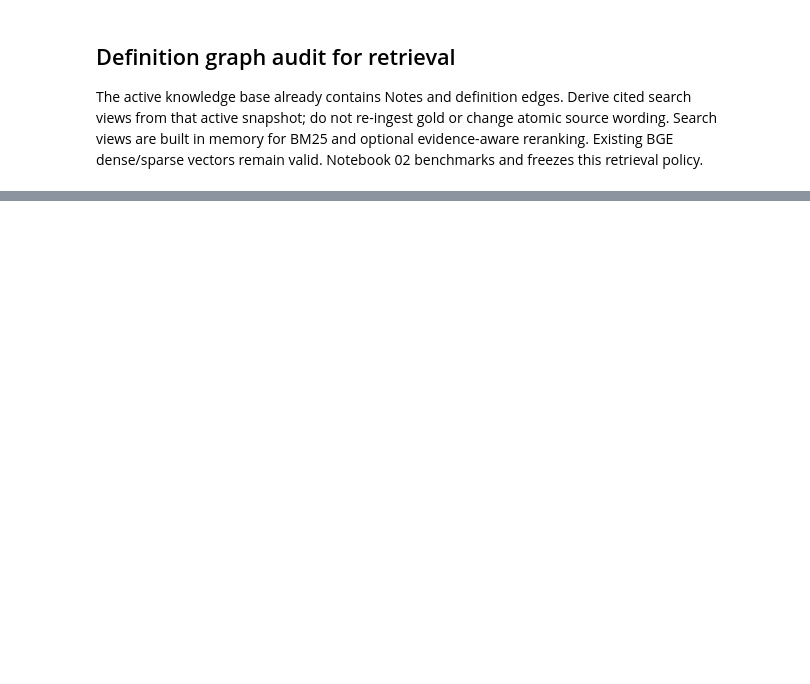
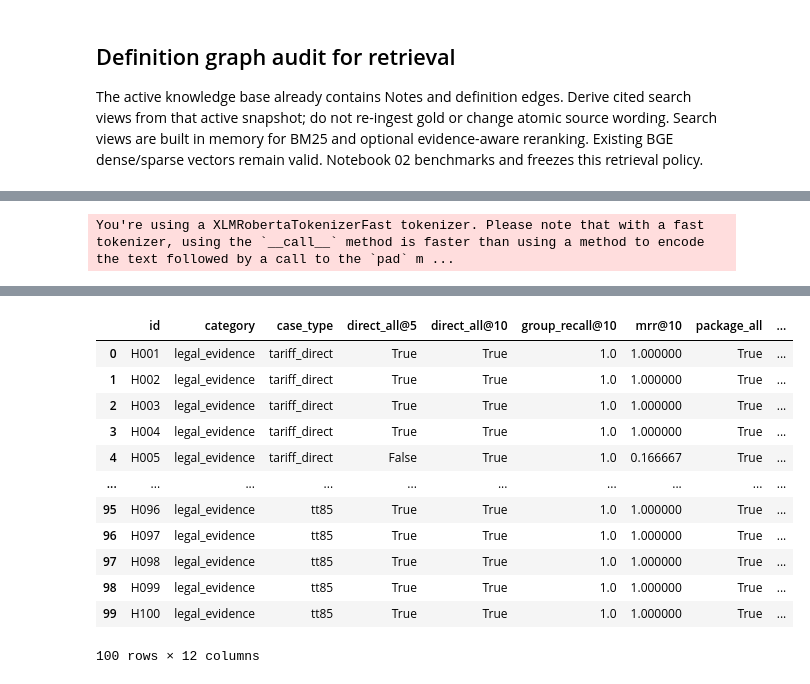
Before and after one commit to capkimkhanh2k5/Logistics_ERPNext_RAG, a Jupyter notebook: apps/aiAgent/notebooks/01_build_knowledge_base.ipynb, the cells around one changed output, grey strips where cells are left out. Drawn from its saved outputs; the diff is of its cells as text; code cells hidden in the pictures; blank space fills up the shorter version.

```diff
--- a/apps/aiAgent/notebooks/01_build_knowledge_base.ipynb
+++ b/apps/aiAgent/notebooks/01_build_knowledge_base.ipynb
@@ -572,0 +1121,17 @@ Source-backed definition views: 49 Active snapshot: {'singleton': True, 'snapsho
+# %%
+assert digest(read(ROOT / "config/selected_retrieval.json")) == frozen_hash
+with connect() as fresh_conn:
+    fresh = Retriever(fresh_conn, embedder)
+    assert fresh.qa_policy["selected_variant"] == chosen_name
+    for case in qa_train[:5] + qa_test[:5]:
+        with capture_output():
+            expected = runtime.qa_search(
+                case["query"], policy_override=selected_policy, include_package=False
+            )
+            actual = fresh.qa_search(case["query"], include_package=False)
+        assert [r["id"] for r in expected["matches"]] == [r["id"] for r in actual["matches"]]
+print("QA runtime parity: 10/10 exact Top-10.")
+assert {k: v for k, v in read(ROOT / "config/selected_retrieval.json").items() if k != "qa"} == {
+    k: v for k, v in hs_selection.items() if k != "qa"
+}
+print("HS configuration unchanged by QA selection.")
@@ -572,0 +1281,46 @@ Source-backed definition views: 49 Active snapshot: {'singleton': True, 'snapsho
+# %%
+import hashlib
+
+holdout_path = ROOT / "data/verified/qa/holdout/LEGAL_RETRIEVAL_HOLDOUT.jsonl"
+qa_holdout_hash = hashlib.sha256(holdout_path.read_bytes()).hexdigest()
+qa_holdout = discover_qa(bundle, split="holdout")
+assert len(qa_holdout) == 100
+assert not ({c["case_family_id"] for c in qa_holdout} &
+            {c["case_family_id"] for c in qa_train + qa_test_current})
+assert digest(read(ROOT / "config/selected_retrieval.json")) == policy_hash
+holdout_results = []
+for index, case in enumerate(qa_holdout, 1):
+    with capture_output():
+        result = runtime.qa_search(case["query"])
+    direct = qa_direct_coverage(case, result["matches"])
+    package = qa_coverage(case, result["matches"], result["package"])
+    holdout_results.append({"id": case["id"], "category": case["category"],
+        "case_type": case.get("case_type"),
+        "direct_all@5": direct["all_groups@5"],
+        "direct_all@10": direct["all_groups@10"],
+        "group_recall@10": direct["group_recall@10"],
+        "mrr@10": direct["mrr@10"],
+        "package_all": package["package_all_groups"],
+        "package_group_recall": package["package_group_recall"],
+        "missing_package": package["missing_package_groups"],
+        "top10_ids": direct["returned_top10"],
+        "latency_ms": result["elapsed_ms"]})
+    if index % 25 == 0:
+        print("QA HOLDOUT", index, "/", len(qa_holdout), flush=True)
+assert digest(read(ROOT / "config/selected_retrieval.json")) == policy_hash
+holdout_frame = pd.DataFrame(holdout_results)
+print("QA holdout file SHA256:", qa_holdout_hash)
+print("Frozen policy:", policy_hash, "snapshot:", runtime.snapshot)
+print("Overall", {"questions": len(holdout_frame),
+    "direct_all@5": holdout_frame["direct_all@5"].mean(),
+    "direct_all@10": holdout_frame["direct_all@10"].mean(),
+    "group_recall@10": holdout_frame["group_recall@10"].mean(),
+    "mrr@10": holdout_frame["mrr@10"].mean(),
+    "package_all": holdout_frame["package_all"].mean(),
+    "latency_p50_ms": holdout_frame["latency_ms"].median(),
+    "latency_p95_ms": holdout_frame["latency_ms"].quantile(.95)})
+display(holdout_frame.groupby("case_type")[["direct_all@10", "group_recall@10", "package_all"]].agg(["mean", "count"]))
+display(holdout_frame)
+conn.close()
+# %% [output]
+You're using a XLMRobertaTokenizerFast tokenizer. Please note that with a fast tokenizer, using the `__call__` method is faster than using a method to encode the text followed by a call to the `pad` m ...
@@ -572,0 +1342,13 @@ Source-backed definition views: 49 Active snapshot: {'singleton': True, 'snapsho
+|  | id | category | case_type | direct_all@5 | direct_all@10 | group_recall@10 | mrr@10 | package_all | ... |
+| 0 | H001 | legal_evidence | tariff_direct | True | True | 1.0 | 1.000000 | True | ... |
+| 1 | H002 | legal_evidence | tariff_direct | True | True | 1.0 | 1.000000 | True | ... |
+| 2 | H003 | legal_evidence | tariff_direct | True | True | 1.0 | 1.000000 | True | ... |
+| 3 | H004 | legal_evidence | tariff_direct | True | True | 1.0 | 1.000000 | True | ... |
+| 4 | H005 | legal_evidence | tariff_direct | False | True | 1.0 | 0.166667 | True | ... |
+| ... | ... | ... | ... | ... | ... | ... | ... | ... | ... |
+| 95 | H096 | legal_evidence | tt85 | True | True | 1.0 | 1.000000 | True | ... |
+| 96 | H097 | legal_evidence | tt85 | True | True | 1.0 | 1.000000 | True | ... |
+| 97 | H098 | legal_evidence | tt85 | True | True | 1.0 | 1.000000 | True | ... |
+| 98 | H099 | legal_evidence | tt85 | True | True | 1.0 | 1.000000 | True | ... |
+| 99 | H100 | legal_evidence | tt85 | True | True | 1.0 | 1.000000 | True | ... |
+100 rows × 12 columns
```
Also changed, not shown: parts of 29 cells of this notebook, 8 other files.
